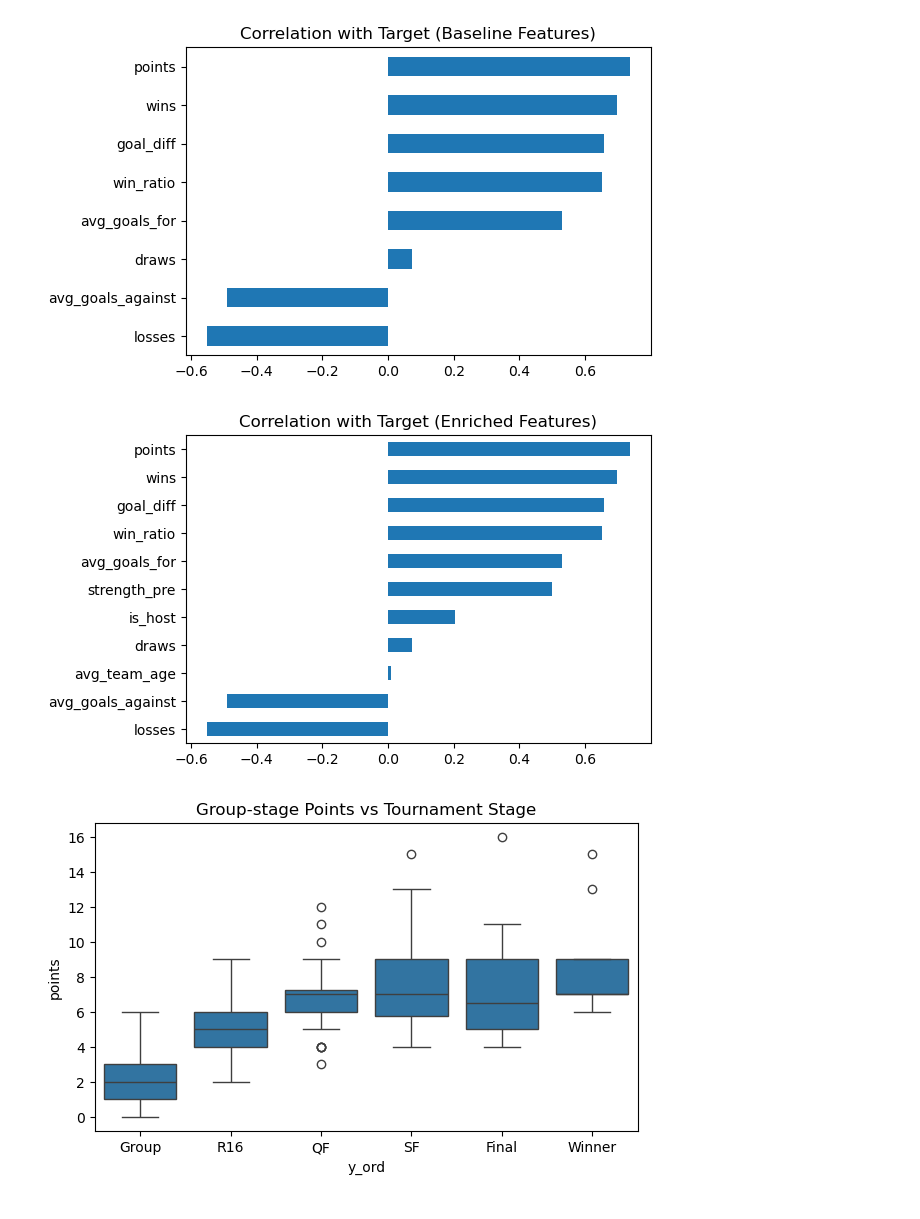
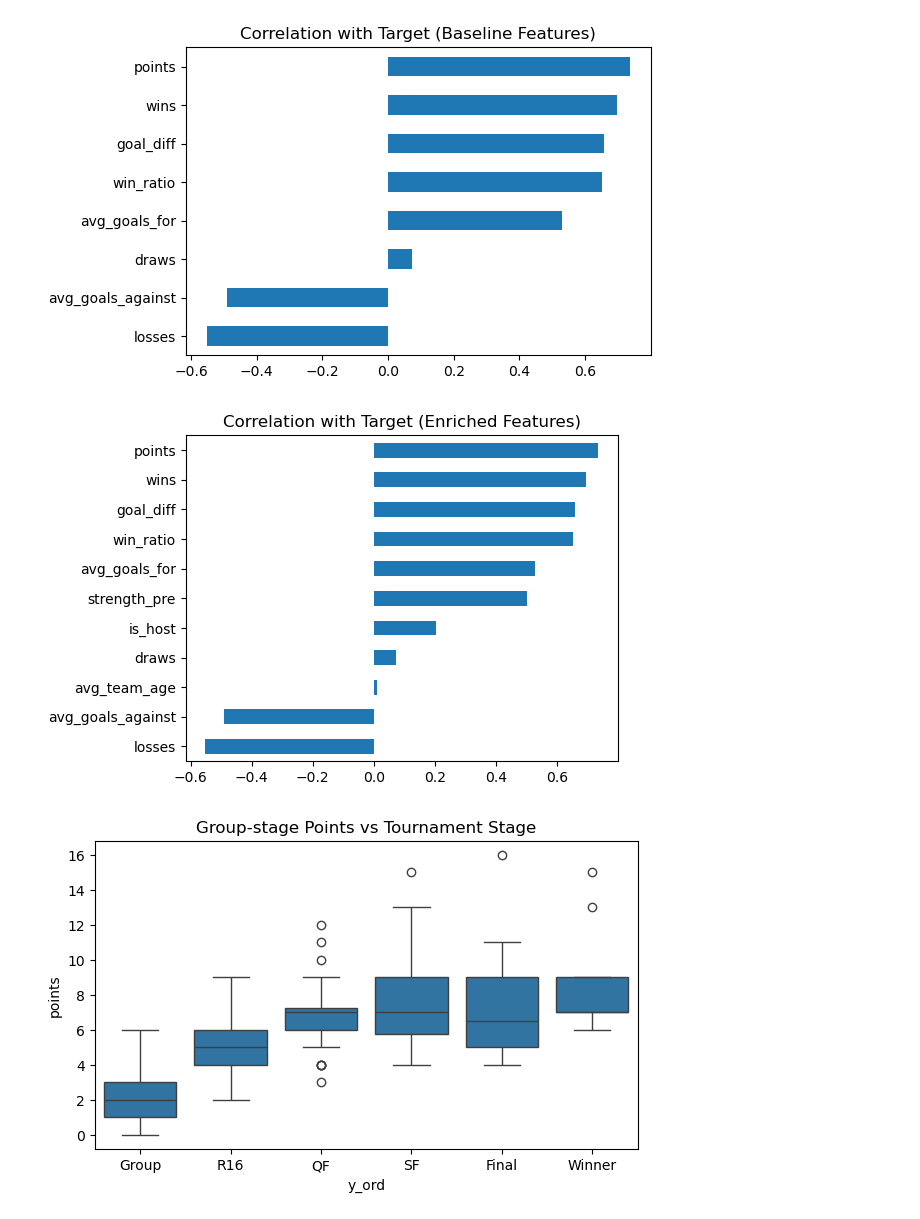
Before and after one commit to Alexg285/Road-to-glory, a Jupyter notebook: notebooks/EDA_Results.ipynb, the cells around one changed output. Saved outputs shown, nothing was run; the diff lists cells and outputs as text; code cells hidden in the pictures.

Commit message:
Clean EDA notebook and add correlation plot

```diff
--- a/notebooks/EDA_Results_Road_to_Glory.ipynb
+++ b/notebooks/EDA_Results.ipynb
@@ -39,12 +39,14 @@ plt.show()
 # %%
 corr_enr = df[FEATURES_ENRICHED + ["y_ord"]].corr(numeric_only=True)["y_ord"]
 corr_enr = corr_enr.drop("y_ord").sort_values()
 
 corr_enr.plot(kind="barh", figsize=(6,4))
 plt.title("Correlation with Target (Enriched Features)")
+plt.tight_layout()
+plt.savefig("../results/plots/correlation_with_target.png", dpi=300)
 plt.show()
 # %% [output]
-[figure, old version]
+[figure, new version]
 # %%
 plt.figure(figsize=(7,4))
 sns.boxplot(x="y_ord", y="points", data=df)
```
Also changed, not shown: 1 other file.
